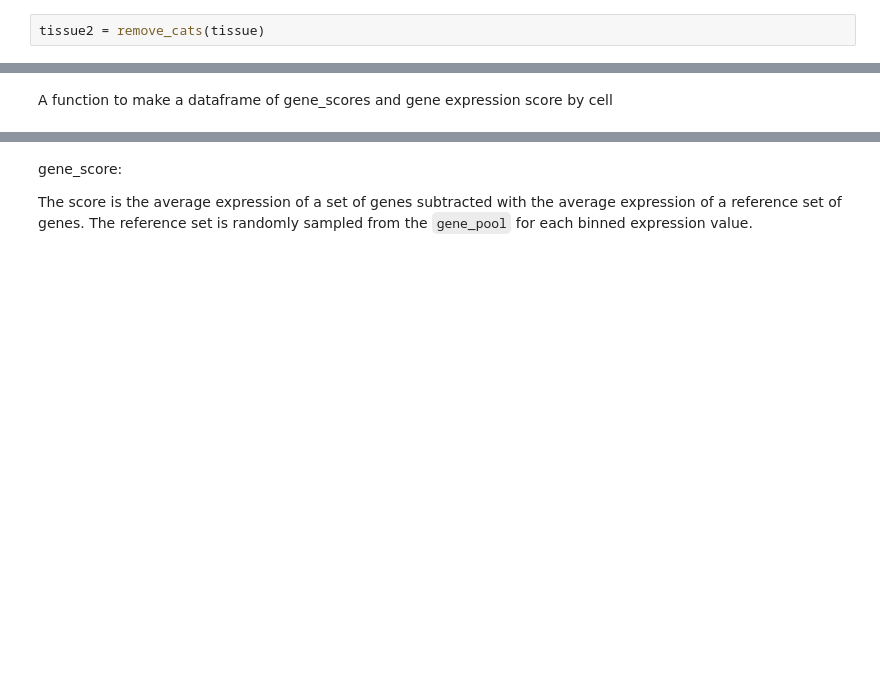
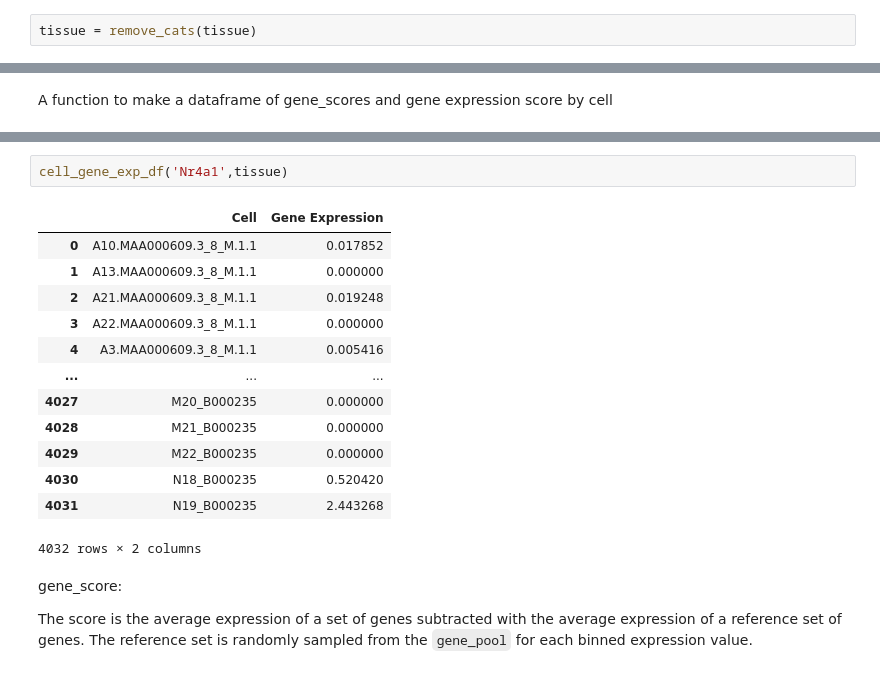
Before and after one commit to lmcgeever/mito_project, a Jupyter notebook: notebooks/Thymus Characterization 02182022.ipynb, the cells around one changed output, grey strips where cells are left out. Saved outputs shown, nothing was run; the diff lists cells and outputs as text; blank space fills up the shorter version.

```diff
--- a/notebooks/Thymus Characterization 02182022.ipynb
+++ b/notebooks/Thymus Characterization 02182022.ipynb
@@ -293,7 +230,7 @@ def remove_cats(adata):
 
     return adata
 # %%
-tissue2 = remove_cats(tissue)
+tissue = remove_cats(tissue)
 # %%
 '''Angela showing me some pandas tricks and suggestions'''
 
@@ -568,3 +454,19 @@ def cell_gene_score_df(gene, adata):
+# %%
+cell_gene_exp_df('Nr4a1',tissue)
+# %% [output]
+|  | Cell | Gene Expression |
+| 0 | A10.MAA000609.3_8_M.1.1 | 0.017852 |
+| 1 | A13.MAA000609.3_8_M.1.1 | 0.000000 |
+| 2 | A21.MAA000609.3_8_M.1.1 | 0.019248 |
+| 3 | A22.MAA000609.3_8_M.1.1 | 0.000000 |
+| 4 | A3.MAA000609.3_8_M.1.1 | 0.005416 |
+| ... | ... | ... |
+| 4027 | M20_B000235 | 0.000000 |
+| 4028 | M21_B000235 | 0.000000 |
+| 4029 | M22_B000235 | 0.000000 |
+| 4030 | N18_B000235 | 0.520420 |
+| 4031 | N19_B000235 | 2.443268 |
+4032 rows × 2 columns
 # %% [markdown]
 gene_score:
 
```
Also changed, not shown: parts of 90 cells of this notebook.
